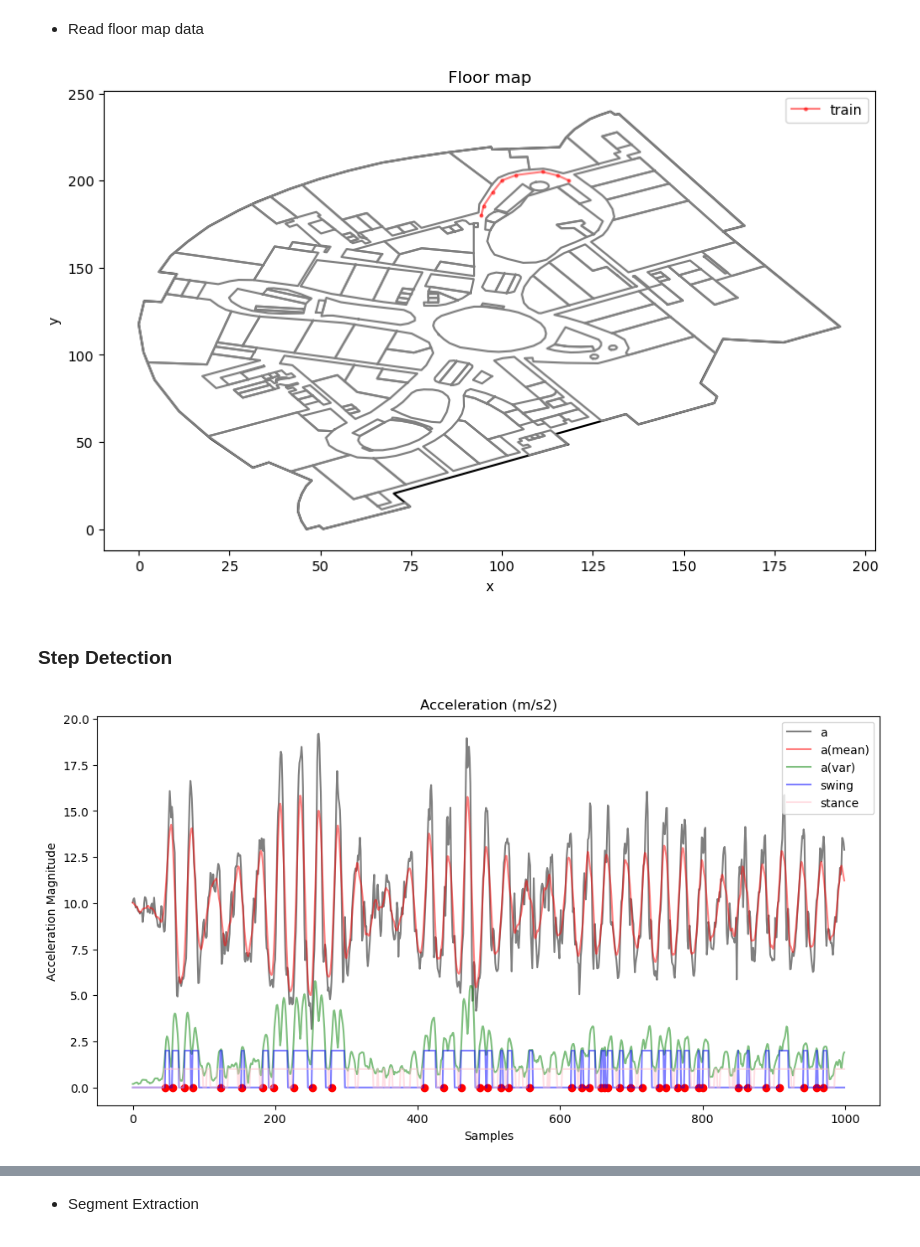
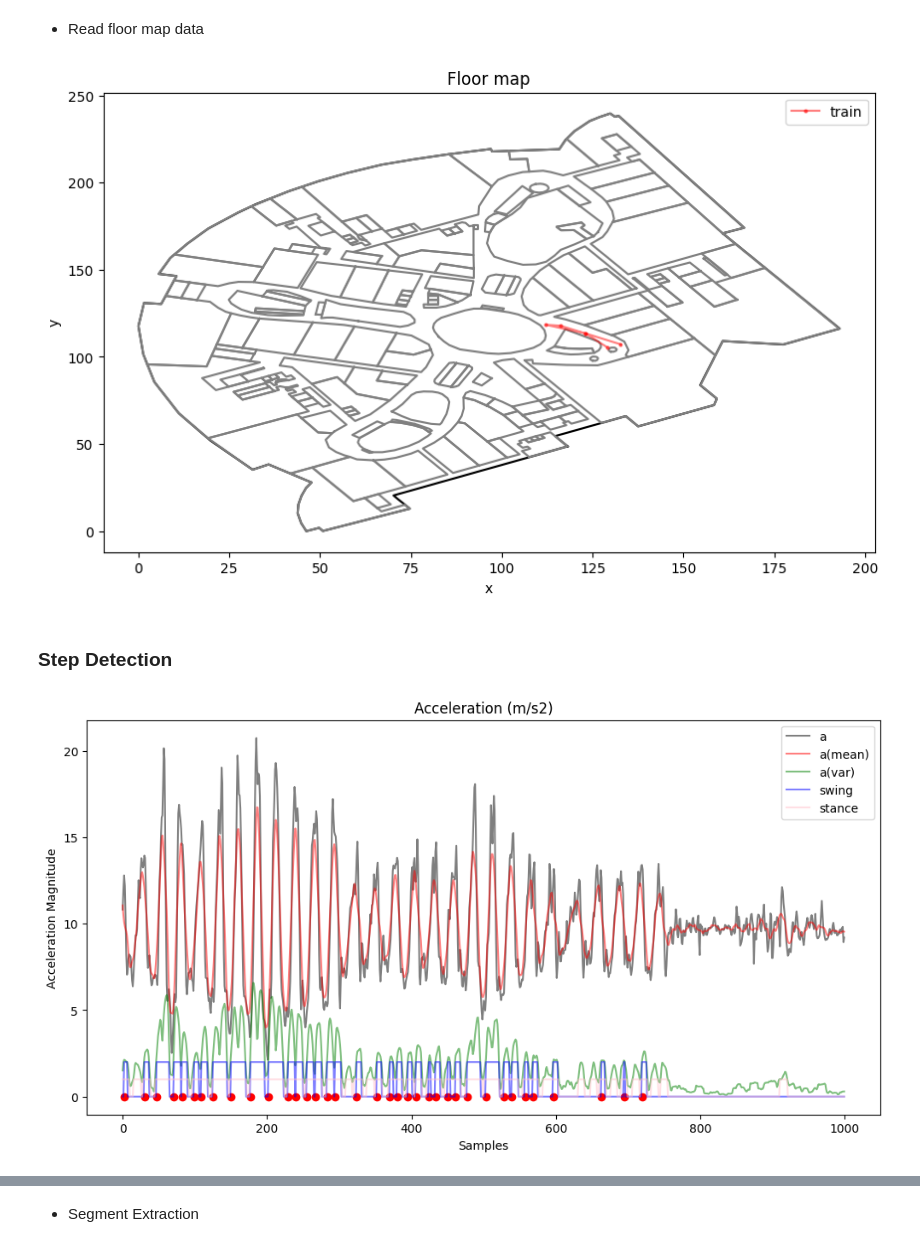
Before and after one commit to hungnd11/my-thesis, a Jupyter notebook: code/notebooks/piloc.ipynb, the cells around one changed output, grey strips where cells are left out. Drawn from its saved outputs; the diff is of its cells as text; code cells hidden in the pictures.

```diff
--- a/code/notebooks/piloc.ipynb
+++ b/code/notebooks/piloc.ipynb
@@ -147,5 +193,5 @@ transform_func = lambda coords: coords
 # %%
-path_datas = read_data_file(data_files[0])
+path_datas = read_data_file(data_files[1])
 # %%
 fig, ax = plt.subplots(1, 1, figsize=(10, 6))
 
@@ -164,7 +210,7 @@ ax.legend()
 plt.ticklabel_format(useOffset=False)
 plt.show()
 # %% [output]
-[figure, old version]
+[figure, new version]
 # %% [markdown]
 ### Step Detection
 # %%
@@ -179,45 +226,50 @@ def compute_random_stride_length(size: int,
   return stride_length * (1 + noise)
 # %%
 def create_sensor_df(path_datas) -> pd.DataFrame:
-  magn_df = pd.DataFrame(path_datas.magn, columns=["ts", "magn_x", "magn_y", "magn_z"])
-  acce_df = pd.DataFrame(path_datas.acce, columns=["ts", "acce_x", "acce_y", "acce_z"])
+  magn_df = pd.DataFrame(path_datas.magn,
+                         columns=["ts", "magn_x", "magn_y", "magn_z"])
+  acce_df = pd.DataFrame(path_datas.acce,
+                         columns=["ts", "acce_x", "acce_y", "acce_z"])
   sensor_df = pd.merge(acce_df, magn_df, how="outer")
-  sensor_df.dropna(inplace=True)
   sensor_df.ffill(inplace=True)
   sensor_df["ts"] = sensor_df["ts"].astype(np.int64)
   sensor_df.sort_values("ts", ascending=True, inplace=True)
   return sensor_df
 # %%
 sensor_df = create_sensor_df(path_datas)
-acce, heading = estimate_acceleration_heading(acce=sensor_df[["ts", "acce_x", "acce_y", "acce_z"]].values,
-                                              magn=sensor_df[["ts", "magn_x", "magn_y", "magn_z"]].values)
+acce, heading = estimate_acceleration_heading(
+    acce=sensor_df[["ts", "acce_x", "acce_y", "acce_z"]].values,
+    magn=sensor_df[["ts", "magn_x", "magn_y", "magn_z"]].values)
 acce_magnitudes = np.linalg.norm(acce, axis=1)
 
 acce_mean = compute_mean(acce_magnitudes, window_size=5)
-acce_var  = compute_local_acc_variance(acce_magnitudes, window_size=5)
-step_flags, swing, stance = compute_step_positions(acce_var, swing_threshold=2.0, stance_threshold=1.0, window_size=5)
+acce_var = compute_local_acc_variance(acce_magnitudes, window_size=5)
+is_step_flags, swing, stance = compute_step_positions(acce_var,
+                                                      swing_threshold=2.0,
+                                                      stance_threshold=1.0,
+                                                      window_size=5)
 # %%
 fig, ax = plt.subplots(1, 1, figsize=(12, 6))
 
 n_samples = 1000
 ax.plot(acce_magnitudes[:n_samples], alpha=0.5, label="a", color="black")
 ax.plot(acce_mean[:n_samples], alpha=0.5, label="a(mean)", color="red")
 ax.plot(acce_var[:n_samples], alpha=0.5, label="a(var)", color="green")
 ax.plot(swing[:n_samples], alpha=0.5, label="swing", color="blue")
 ax.plot(stance[:n_samples], alpha=0.5, label="stance", color="pink")
 
 for i in range(n_samples):
-  if step_flags[i]:
+  if is_step_flags[i]:
     ax.scatter(i, 0, marker="o", color="red")
 
 ax.set_title("Acceleration (m/s2)")
 ax.set_xlabel("Samples")
 ax.set_ylabel("Acceleration Magnitude")
 ax.legend()
 
 plt.show()
 # %% [output]
-[figure, old version]
+[figure, new version]
 # %%
 sensor_timestamps = sensor_df["ts"].values
 heading_with_timestamps = np.vstack((sensor_timestamps, heading)).T
```
Also changed, not shown: parts of 90 cells of this notebook, 1 other file.
